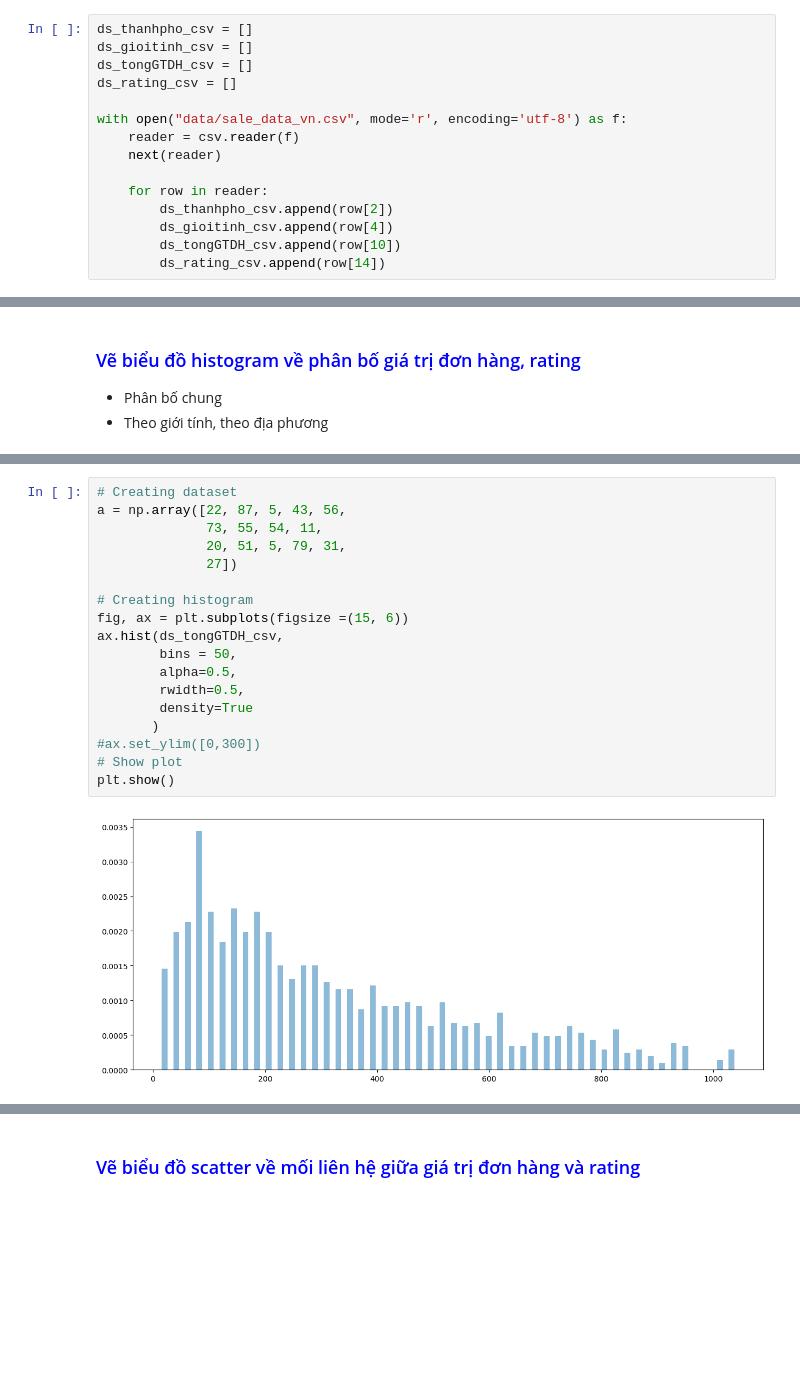
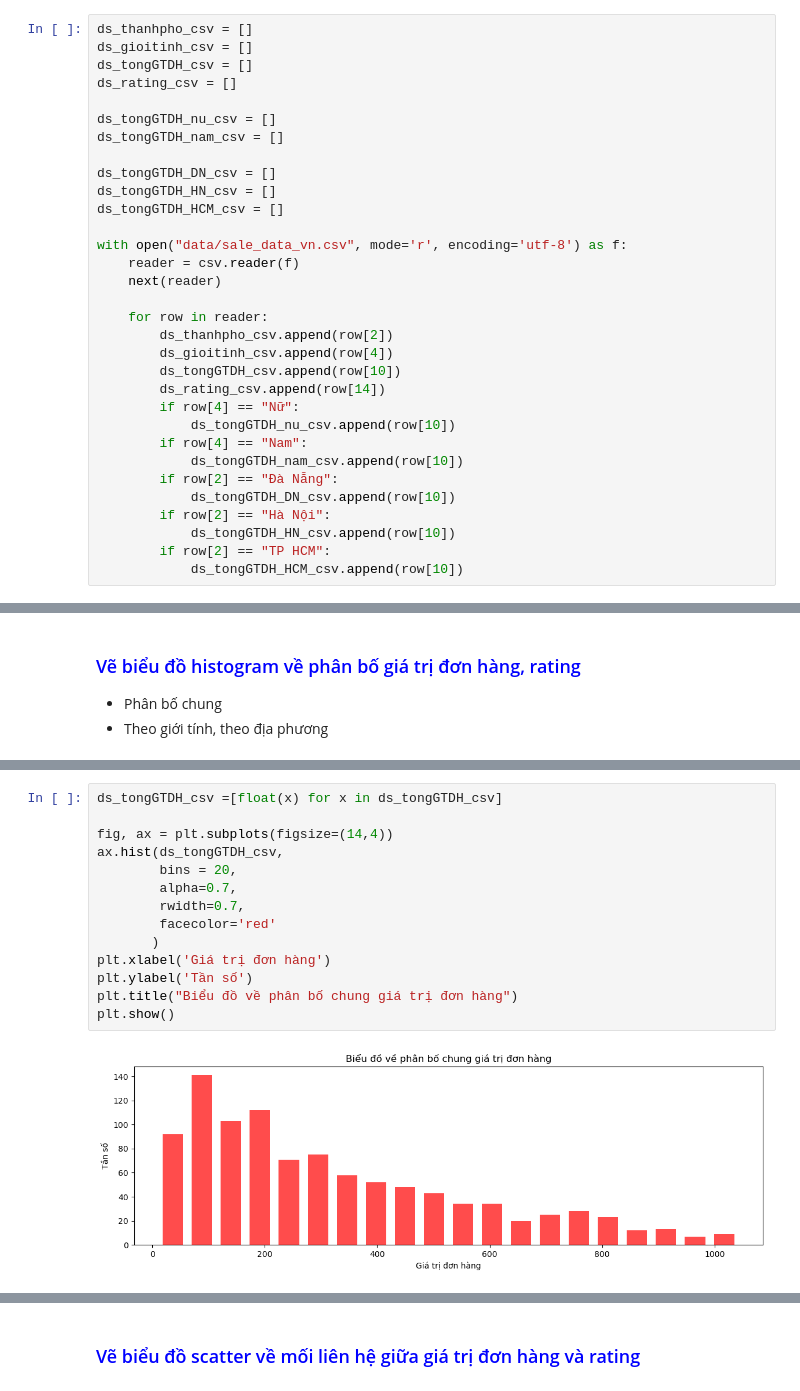
Before and after one commit to nguyenminhthuy/da-course-cybersoft, a Jupyter notebook: DA08_Wk4-2_NguyenMinhThuy.ipynb, the cells around one changed output, grey strips where cells are left out. Drawn from its saved outputs; the diff is of its cells as text; blank space fills up the shorter version.

```diff
--- a/DA08_Wk4-2_NguyenMinhThuy.ipynb
+++ b/DA08_Wk4-2_NguyenMinhThuy.ipynb
@@ -10,6 +10,13 @@ ds_thanhpho_csv = []
 ds_gioitinh_csv = []
 ds_tongGTDH_csv = []
 ds_rating_csv = []
+
+ds_tongGTDH_nu_csv = []
+ds_tongGTDH_nam_csv = []
+
+ds_tongGTDH_DN_csv = []
+ds_tongGTDH_HN_csv = []
+ds_tongGTDH_HCM_csv = []
 
 with open("data/sale_data_vn.csv", mode='r', encoding='utf-8') as f:
     reader = csv.reader(f)
@@ -20,6 +27,16 @@ with open("data/sale_data_vn.csv", mode='r', encoding='utf-8') as f:
         ds_gioitinh_csv.append(row[4])
         ds_tongGTDH_csv.append(row[10])
         ds_rating_csv.append(row[14])
+        if row[4] == "Nữ":
+            ds_tongGTDH_nu_csv.append(row[10])
+        if row[4] == "Nam":
+            ds_tongGTDH_nam_csv.append(row[10])
+        if row[2] == "Đà Nẵng":
+            ds_tongGTDH_DN_csv.append(row[10])
+        if row[2] == "Hà Nội":
+            ds_tongGTDH_HN_csv.append(row[10])
+        if row[2] == "TP HCM":
+            ds_tongGTDH_HCM_csv.append(row[10])
 # %%
 def thongKe(ds_TuFileCSV, ds_ThongKe):
     lst_tanSo=[]
@@ -121,20 +124,16 @@ ds_tongGTDH_csv
 # %%
-# Creating dataset
-a = np.array([22, 87, 5, 43, 56,
-              73, 55, 54, 11,
-              20, 51, 5, 79, 31,
-              27])
+ds_tongGTDH_csv =[float(x) for x in ds_tongGTDH_csv]
 
-# Creating histogram
-fig, ax = plt.subplots(figsize =(15, 6))
+fig, ax = plt.subplots(figsize=(14,4))
 ax.hist(ds_tongGTDH_csv,
-        bins = 50,
-        alpha=0.5,
-        rwidth=0.5,
-        density=True
+        bins = 20,
+        alpha=0.7,
+        rwidth=0.7,
+        facecolor='red'
        )
-#ax.set_ylim([0,300])
-# Show plot
+plt.xlabel('Giá trị đơn hàng')
+plt.ylabel('Tần số')
+plt.title("Biểu đồ về phân bố chung giá trị đơn hàng")
 plt.show()
 # %% [output]
-[figure, old version]
+[figure, new version]
```
Also changed, not shown: parts of 7 cells of this notebook.
